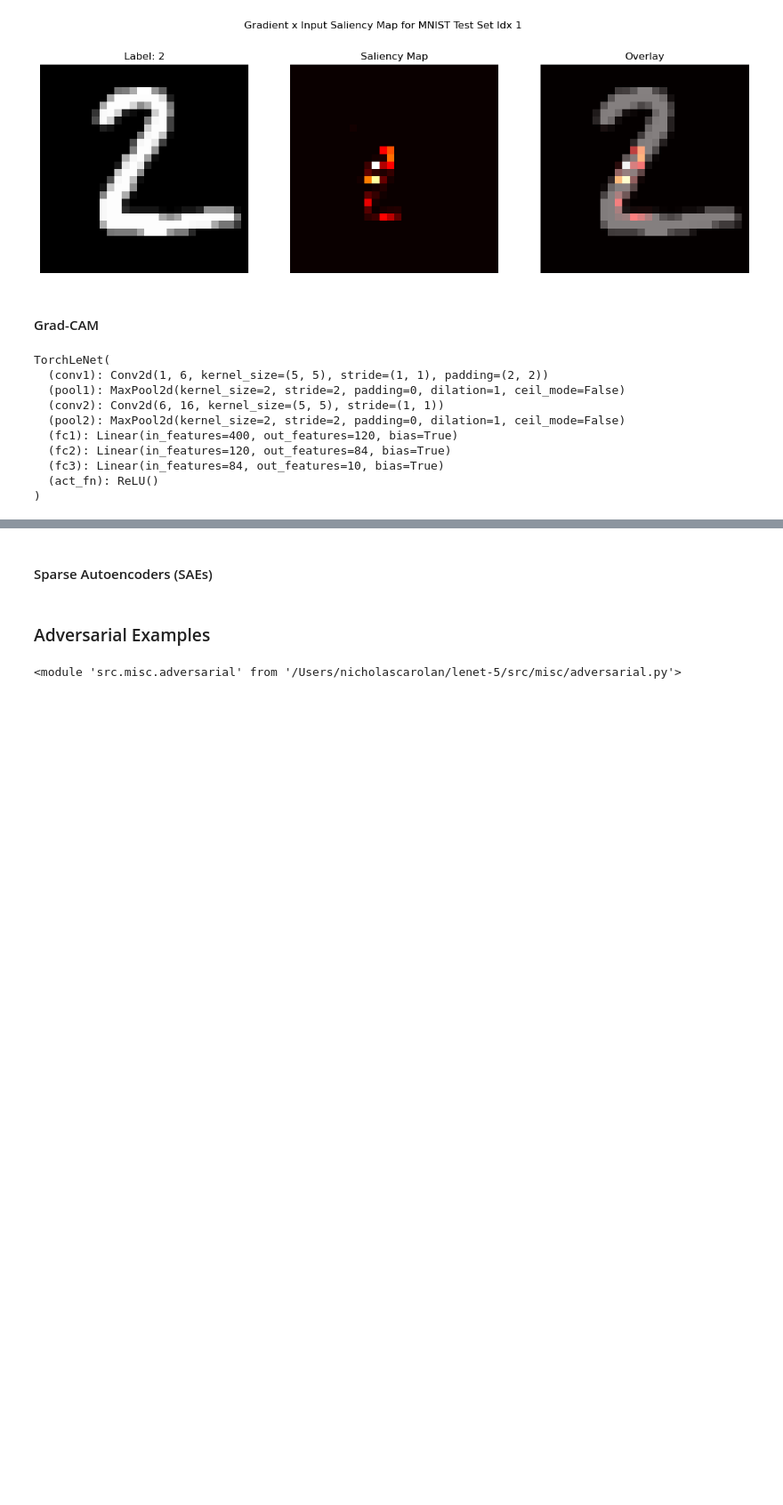
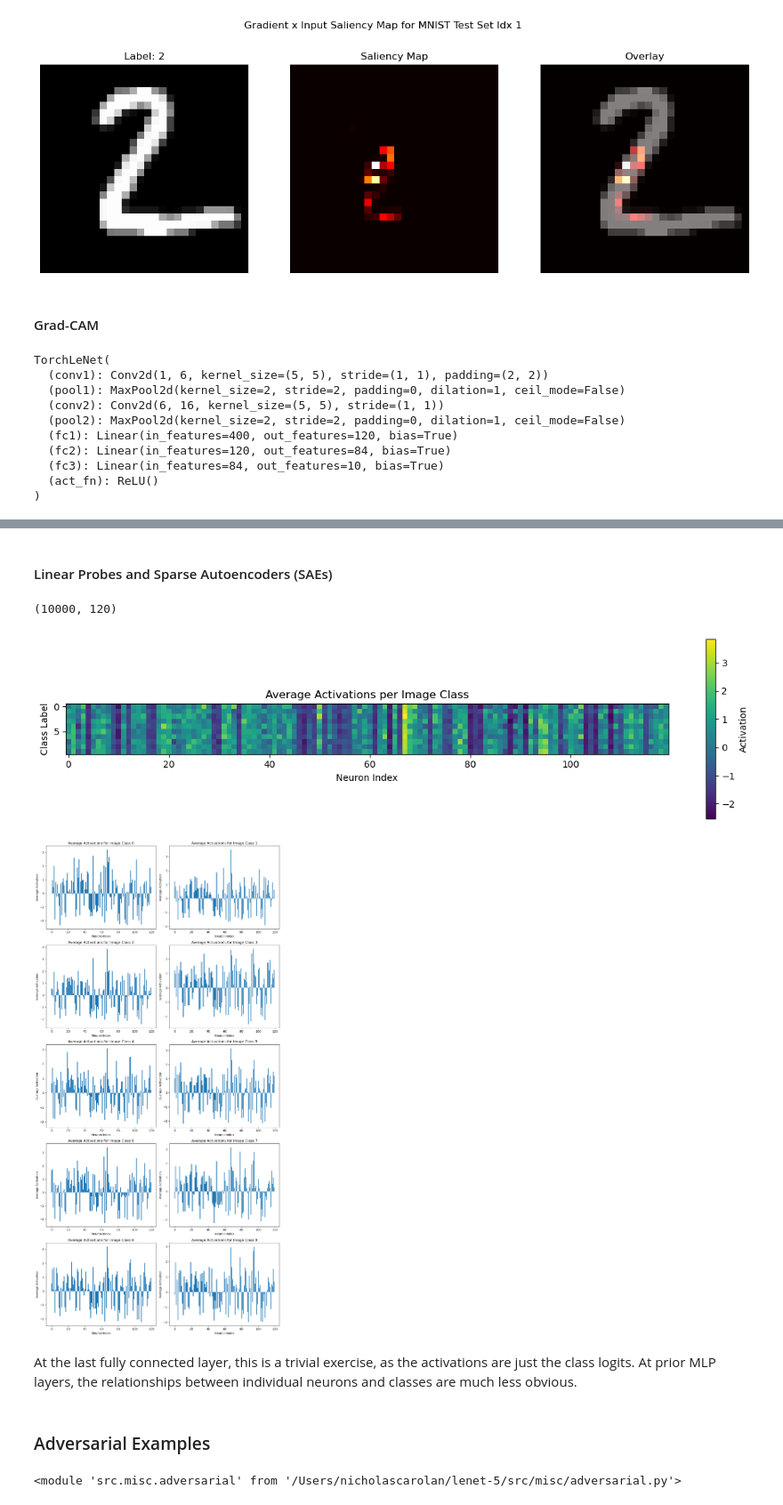
Before and after one commit to ncarolan/lenet-5, a Jupyter notebook: lenet.ipynb, the cells around one changed output, grey strips where cells are left out. Shown at 89% size. Cells and saved outputs as stored; diff of their text form; code cells hidden in the pictures; blank space fills up the shorter version.

Commit message:
Add initial neuron-level interp techniques.

```diff
--- a/lenet.ipynb
+++ b/lenet.ipynb
@@ -561,5 +567,51 @@ ax[2].imshow(x.squeeze(), cmap="gray"); ax[2].imshow(vis.numpy().squeeze(), cmap
 # %% [markdown]
-#### Sparse Autoencoders (SAEs)
+#### Linear Probes and Sparse Autoencoders (SAEs)
 # %%
 # Record activations from many forward passes in the network.
 # Then train an autoencoder to learn some sparse feature set from the activations at a chosen layer, probably fc1?
+
+train_dataset, test_dataset, val_dataset = data.get_MNIST()
+test_loader = DataLoader(test_dataset, batch_size=len(test_dataset), shuffle=False)
+test_x, test_y = next(iter(test_loader))   # apply transforms (normalization)
+test_x, test_y = test_x.to(device), test_y.to(device)
+
+layer_to_hook = getattr(lenet5, 'fc1')  # Choose a layer to record activations
+
+activations = []  # (batches x batch_size x neurons)
+
+def hook(model, input, output):
+    activations.append(output.detach())
+
+hook_handle = layer_to_hook.register_forward_hook(hook)
+
+# Run inference
+lenet5.eval()
+with torch.no_grad():
+    _logits = lenet5(test_x)
+
+hook_handle.remove()
+
+activations = activations[0].detach().cpu().numpy()
+print(activations.shape)
+# %% [output]
+(10000, 120)
+# %%
+# Start by considering each neuron as interpretable
+
+# Compute mean activation in each neuron for each class label
+avg_activations = np.zeros((10, activations.shape[1]))
+for label in range(10):
+    avg_activations[label] = activations[test_y == label].mean(axis=0)
+
+plt.figure(figsize=(12, 3)); plt.imshow(avg_activations); plt.colorbar(label='Activation'); plt.xlabel('Neuron Index'); plt.ylabel('Class Label'); plt.title(f"Average Activations per Image Class"); plt.tight_layout(); plt.show();
+
+fig, axes = plt.subplots(5, 2, figsize=(12,24))
+axes = axes.flatten()
+for label in range(10):
+    axes[label].bar(np.arange(activations.shape[1]), avg_activations[label]); axes[label].set_xlabel("Neuron Index"); axes[label].set_ylabel("Average Activation"); axes[label].set_title(f"Average Activations for Image Class {label}");
+plt.tight_layout(); plt.show();
+# %% [output]
+[figure, added]
+[figure, added]
+# %% [markdown]
+At the last fully connected layer, this is a trivial exercise, as the activations are just the class logits. At prior MLP layers, the relationships between individual neurons and classes are much less obvious.
```
Also changed, not shown: parts of 4 cells of this notebook.
